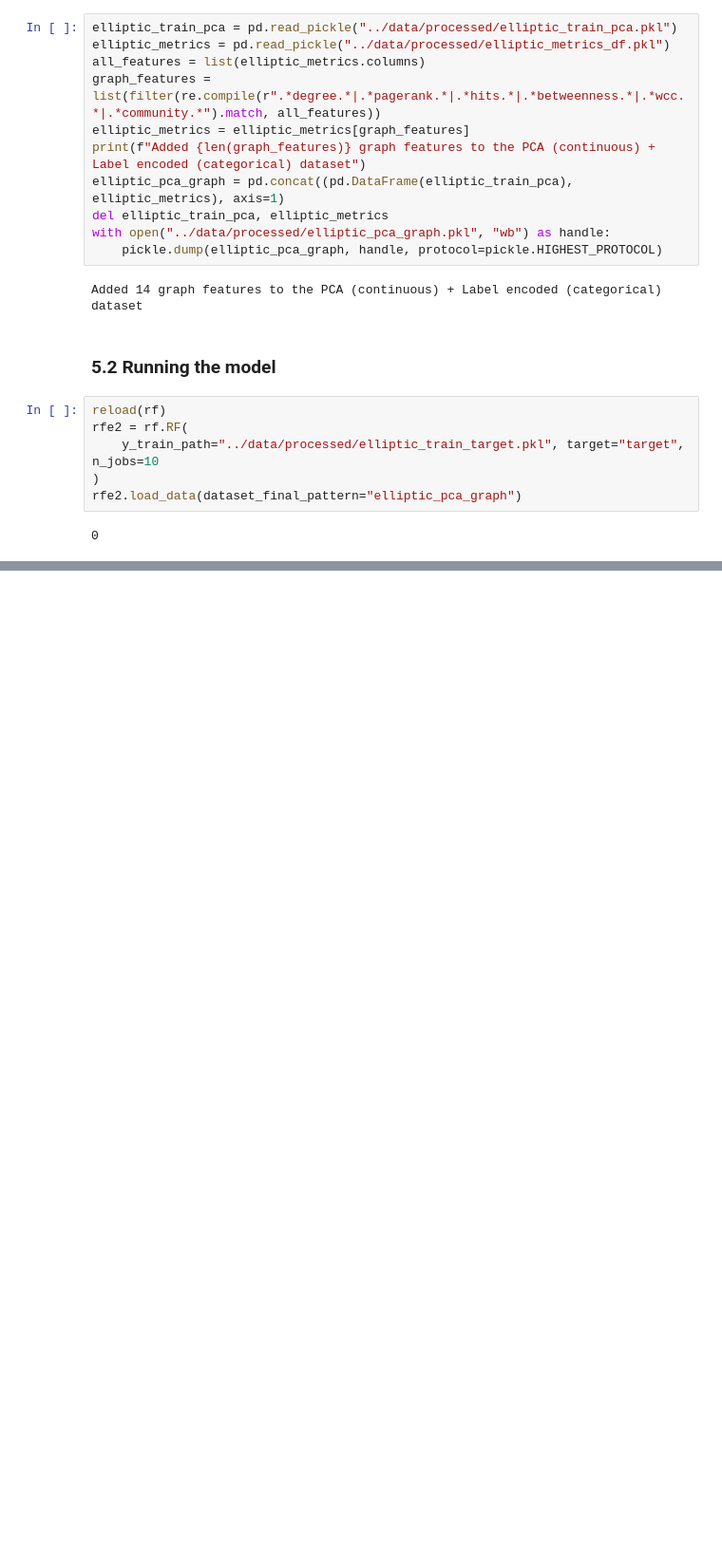
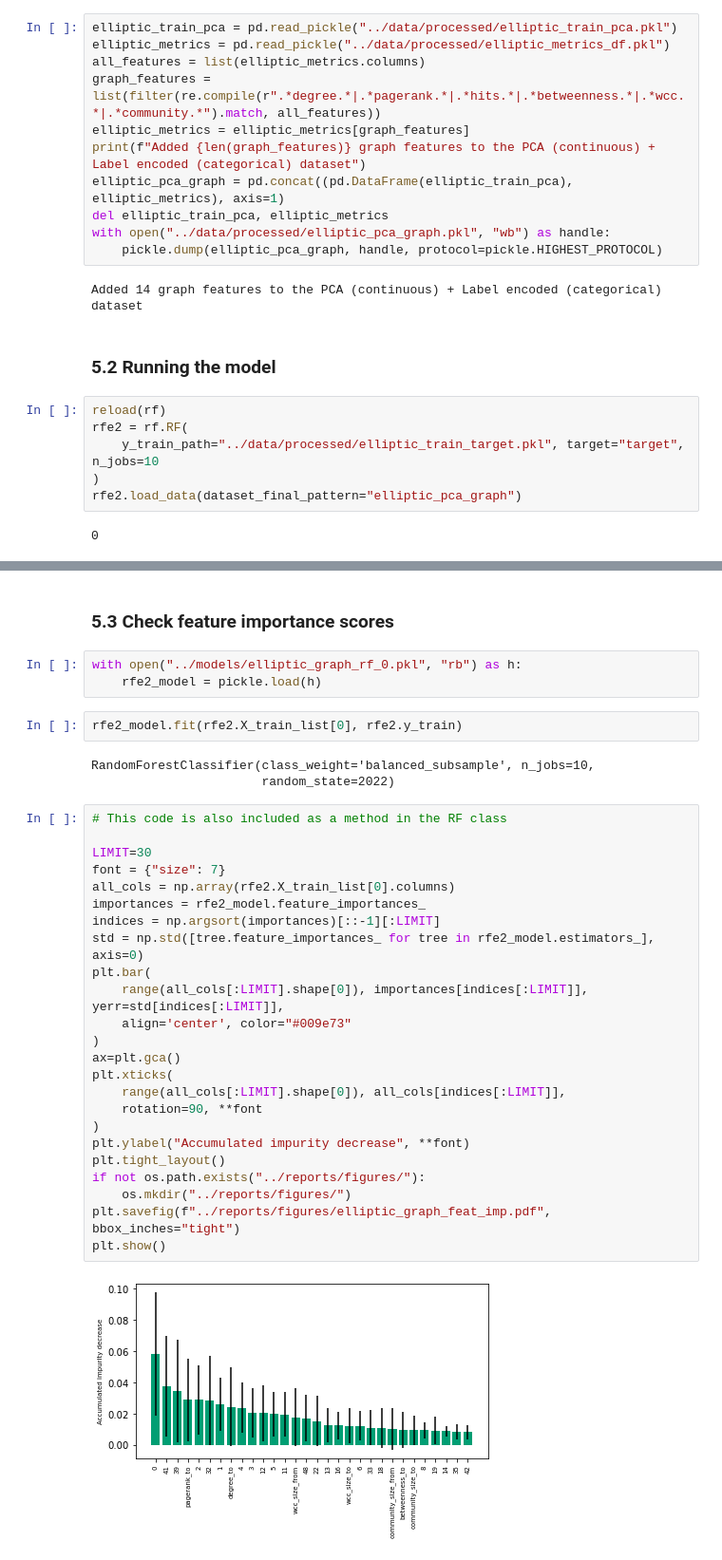
Before and after one commit to JanAndrosiuk/fraud-detection-transaction-data, a Jupyter notebook: notebooks/validate-approaches.ipynb, the cells around one changed output, grey strips where cells are left out. Shown at 95% size. Cells and saved outputs as stored; diff of their text form; blank space fills up the shorter version.

Commit message:
Feature importance

```diff
--- a/notebooks/validate-approaches.ipynb
+++ b/notebooks/validate-approaches.ipynb
@@ -240,0 +247,36 @@ test_f1_score 0.6651294392179661
+# %% [markdown]
+### 5.3 Check feature importance scores
+# %%
+with open("../models/elliptic_graph_rf_0.pkl", "rb") as h:
+    rfe2_model = pickle.load(h)
+# %%
+rfe2_model.fit(rfe2.X_train_list[0], rfe2.y_train)
+# %% [output]
+RandomForestClassifier(class_weight='balanced_subsample', n_jobs=10,
+                       random_state=2022)
+# %%
+# This code is also included as a method in the RF class
+
+LIMIT=30
+font = {"size": 7}
+all_cols = np.array(rfe2.X_train_list[0].columns)
+importances = rfe2_model.feature_importances_
+indices = np.argsort(importances)[::-1][:LIMIT]
+std = np.std([tree.feature_importances_ for tree in rfe2_model.estimators_], axis=0)
+plt.bar(
+    range(all_cols[:LIMIT].shape[0]), importances[indices[:LIMIT]], yerr=std[indices[:LIMIT]],
+    align='center', color="#009e73"
+)
+ax=plt.gca()
+plt.xticks(
+    range(all_cols[:LIMIT].shape[0]), all_cols[indices[:LIMIT]],
+    rotation=90, **font
+)
+plt.ylabel("Accumulated impurity decrease", **font)
+plt.tight_layout()
+if not os.path.exists("../reports/figures/"):
+    os.mkdir("../reports/figures/")
+plt.savefig(f"../reports/figures/elliptic_graph_feat_imp.pdf", bbox_inches="tight")
+plt.show()
+# %% [output]
+[figure, added]
```
Also changed, not shown: parts of 4 cells of this notebook, 2 other files.
